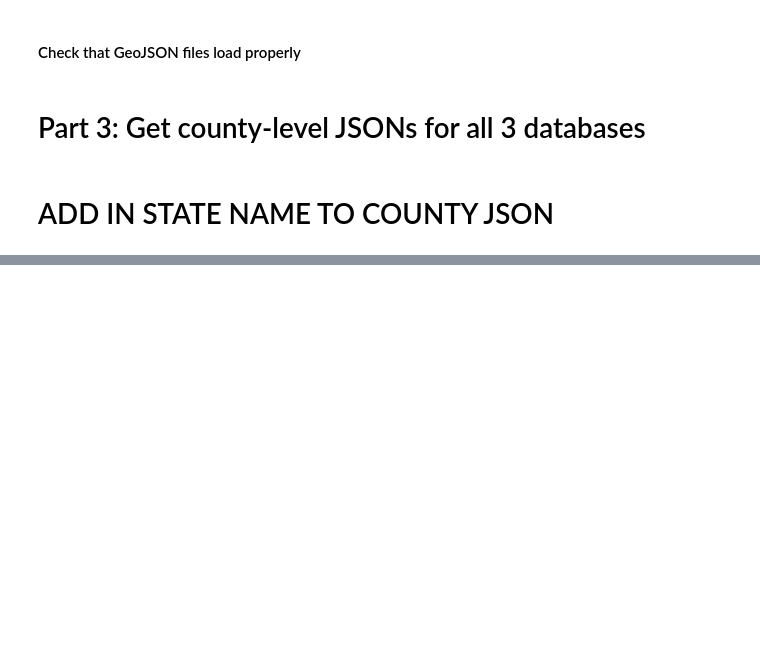
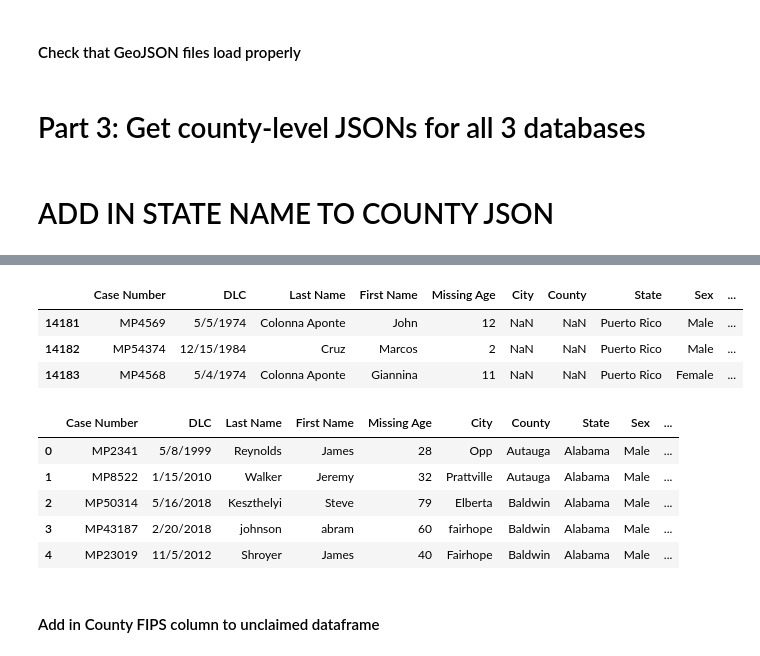
Before and after one commit to Christopher-Pierson/The-Lost-People, a Jupyter notebook: data/Data_mgmt.ipynb, the cells around one changed output, grey strips where cells are left out. Cells and saved outputs as stored; diff of their text form; code cells hidden in the pictures; blank space fills up the shorter version.

```diff
--- a/data/Data_mgmt.ipynb
+++ b/data/Data_mgmt.ipynb
@@ -688 +757,11 @@ county_null_df
+# %%
+# check null values [NOTE: all ok - no city or county assigned]
+missing_county_null_df = missing_df.loc[missing_df['County_FIPS'].isnull()]
+# missing_county_null_df.shape
+missing_county_null_df
+# %% [output]
+|  | Case Number | DLC | Last Name | First Name | Missing Age | City | County | State | Sex | ... |
+| 14181 | MP4569 | 5/5/1974 | Colonna Aponte | John | 12 | NaN | NaN | Puerto Rico | Male | ... |
+| 14182 | MP54374 | 12/15/1984 | Cruz | Marcos | 2 | NaN | NaN | Puerto Rico | Male | ... |
+| 14183 | MP4568 | 5/4/1974 | Colonna Aponte | Giannina | 11 | NaN | NaN | Puerto Rico | Female | ... |
 # %%
@@ -690,3 +770,12 @@ county_null_df.to_csv('county_nulls.csv', encoding='Windows-1252')
 # %%
 # check missing_df
-missing_df.head(20)
+missing_df.head()
+# %% [output]
+|  | Case Number | DLC | Last Name | First Name | Missing Age | City | County | State | Sex | ... |
+| 0 | MP2341 | 5/8/1999 | Reynolds | James | 28 | Opp | Autauga | Alabama | Male | ... |
+| 1 | MP8522 | 1/15/2010 | Walker | Jeremy | 32 | Prattville | Autauga | Alabama | Male | ... |
+| 2 | MP50314 | 5/16/2018 | Keszthelyi | Steve | 79 | Elberta | Baldwin | Alabama | Male | ... |
+| 3 | MP43187 | 2/20/2018 | johnson | abram | 60 | fairhope | Baldwin | Alabama | Male | ... |
+| 4 | MP23019 | 11/5/2012 | Shroyer | James | 40 | Fairhope | Baldwin | Alabama | Male | ... |
+# %% [markdown]
+#### Add in County FIPS column to unclaimed dataframe
```
Also changed, not shown: parts of 30 cells of this notebook, 8 other files.
